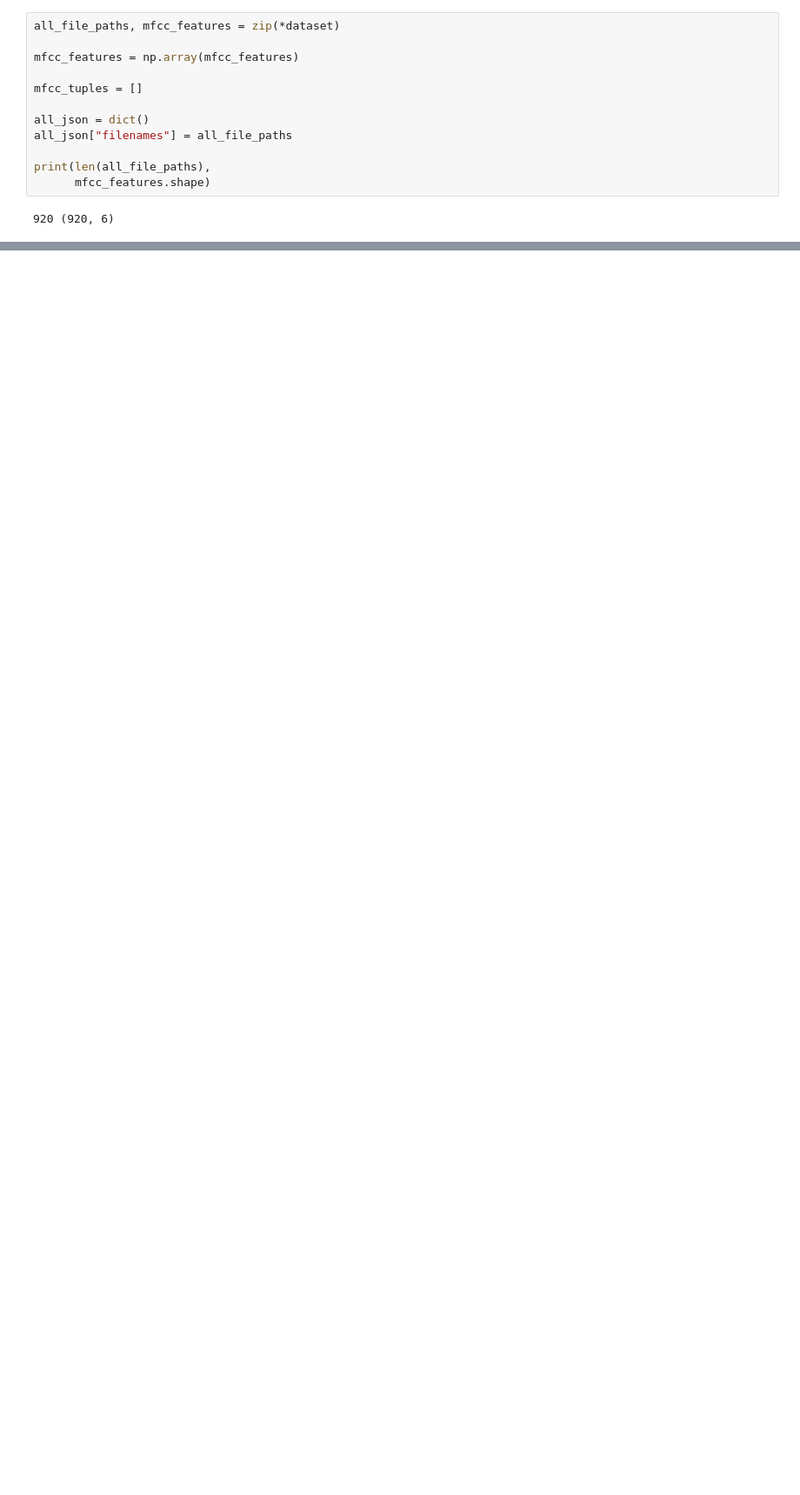
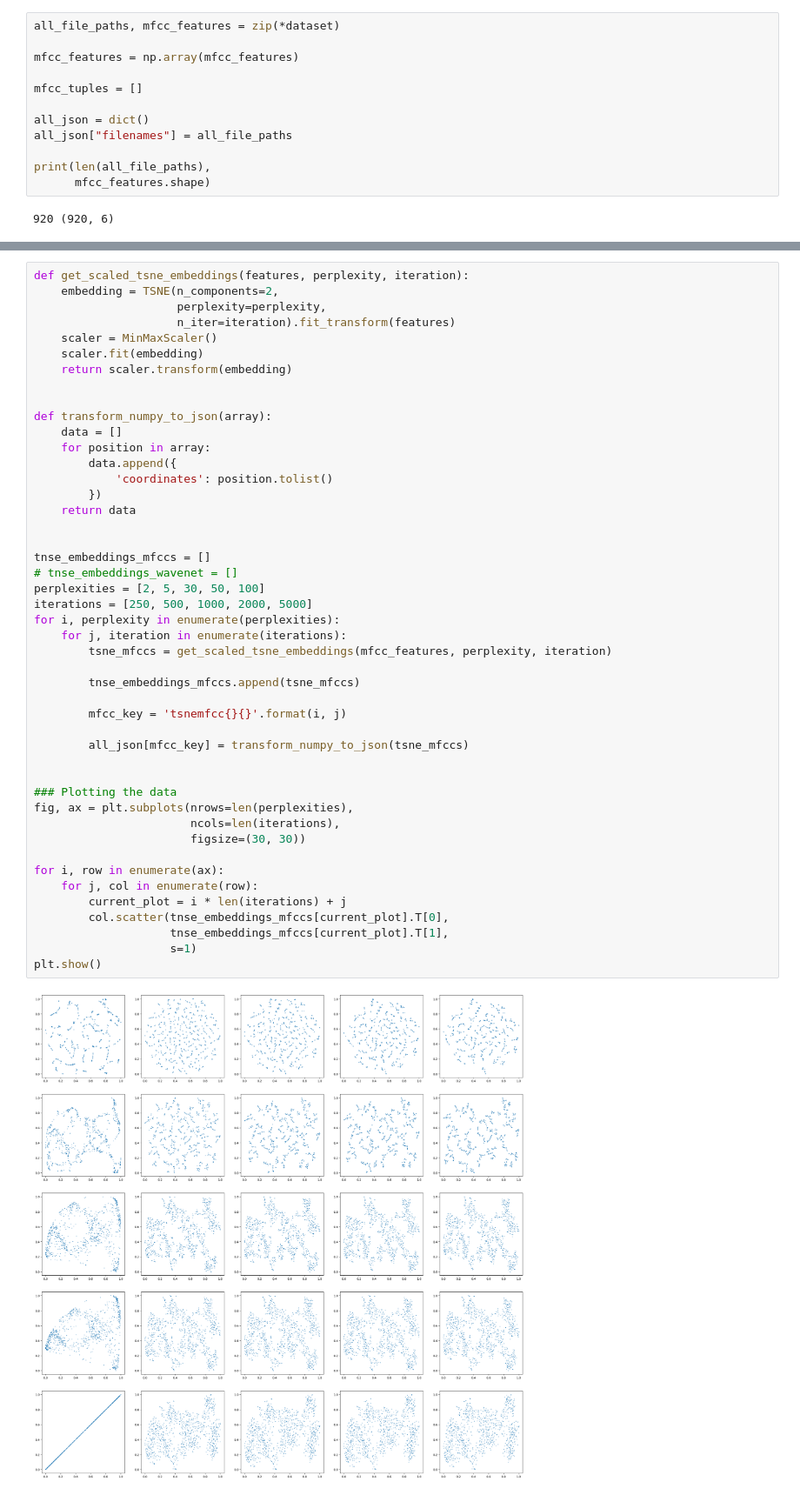
Before and after one commit to thearyanmittal/respiratory-audio-classification, a Jupyter notebook: audio_clustering.ipynb, the cells around one changed output, grey strips where cells are left out. Shown at 87% size. Saved outputs shown, nothing was run; the diff lists cells and outputs as text; blank space fills up the shorter version.

Commit message:
updated code segments to create plots for t-SNE embeddings

```diff
--- a/audio_clustering.ipynb
+++ b/audio_clustering.ipynb
@@ -88,0 +102,48 @@ plt.show()
+# %%
+def get_scaled_tsne_embeddings(features, perplexity, iteration):
+    embedding = TSNE(n_components=2,
+                     perplexity=perplexity,
+                     n_iter=iteration).fit_transform(features)
+    scaler = MinMaxScaler()
+    scaler.fit(embedding)
+    return scaler.transform(embedding)
+
+
+def transform_numpy_to_json(array):
+    data = []
+    for position in array:
+        data.append({
+            'coordinates': position.tolist()
+        })
+    return data
+
+
+tnse_embeddings_mfccs = []
+# tnse_embeddings_wavenet = []
+perplexities = [2, 5, 30, 50, 100]
+iterations = [250, 500, 1000, 2000, 5000]
+for i, perplexity in enumerate(perplexities):
+    for j, iteration in enumerate(iterations):
+        tsne_mfccs = get_scaled_tsne_embeddings(mfcc_features, perplexity, iteration)
+
+        tnse_embeddings_mfccs.append(tsne_mfccs)
+
+        mfcc_key = 'tsnemfcc{}{}'.format(i, j)
+
+        all_json[mfcc_key] = transform_numpy_to_json(tsne_mfccs)
+
+
+### Plotting the data
+fig, ax = plt.subplots(nrows=len(perplexities),
+                       ncols=len(iterations),
+                       figsize=(30, 30))
+
+for i, row in enumerate(ax):
+    for j, col in enumerate(row):
+        current_plot = i * len(iterations) + j
+        col.scatter(tnse_embeddings_mfccs[current_plot].T[0],
+                    tnse_embeddings_mfccs[current_plot].T[1],
+                    s=1)
+plt.show()
+# %% [output]
+[figure, added]
```
Also changed, not shown: parts of 6 cells of this notebook.
